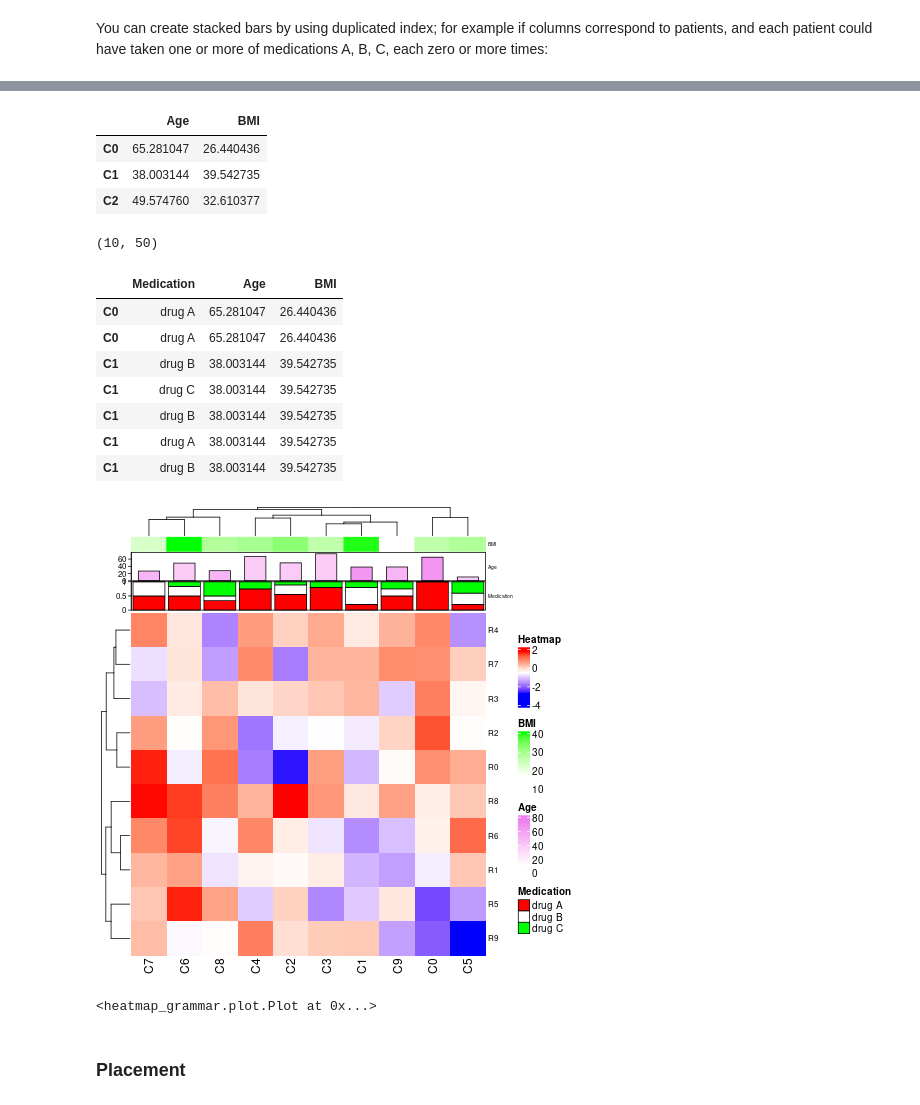
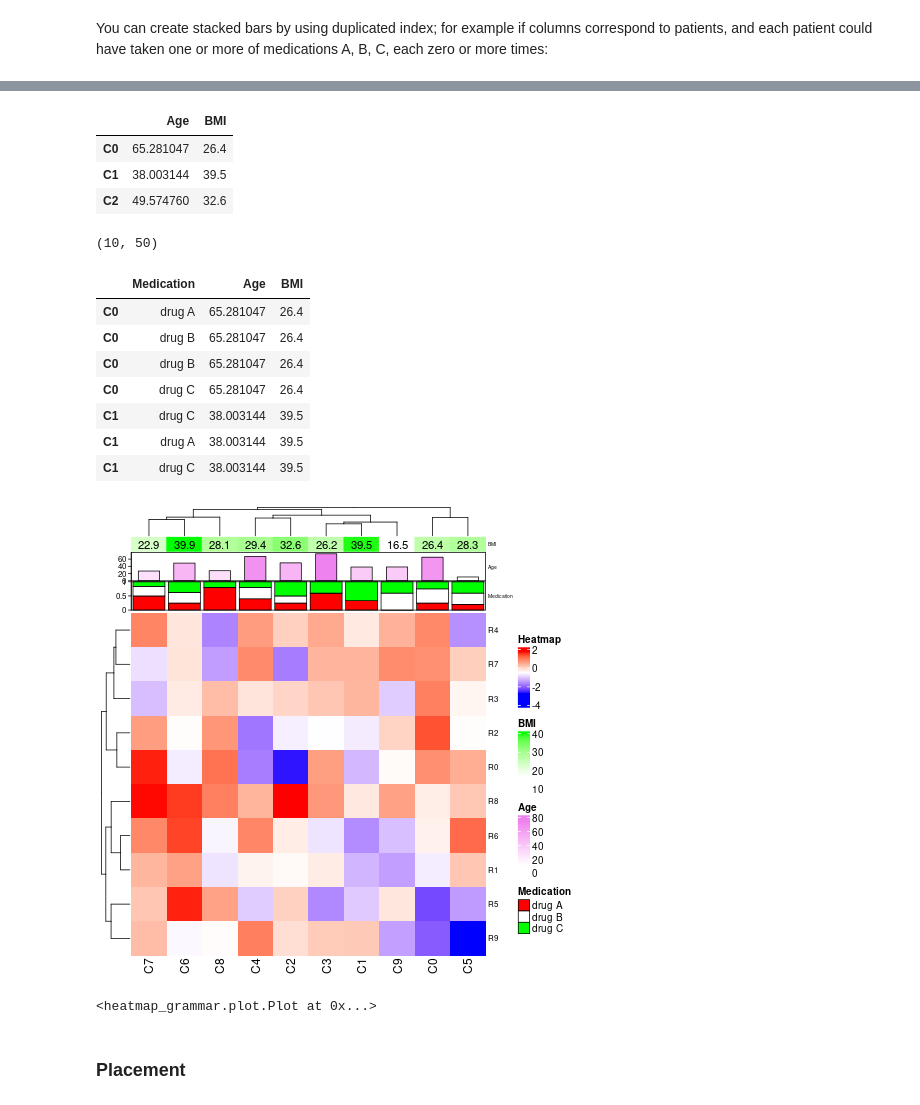
Before and after one commit to krassowski/rpy2-complex-heatmap-grammar, a Jupyter notebook: Examples.ipynb, the cells around one changed output, grey strips where cells are left out. Drawn from its saved outputs; the diff is of its cells as text; code cells hidden in the pictures.

Commit message:
Fix simple annotations when duplicated index is used

```diff
--- a/Examples.ipynb
+++ b/Examples.ipynb
@@ -445,16 +445,16 @@ medication_data.head(3)
 patient_data = pd.DataFrame(
     dict(
         Age=np.random.normal(loc=30, scale=20, size=10),
-        BMI=np.random.normal(loc=25, scale=10, size=10)
+        BMI=np.random.normal(loc=25, scale=10, size=10).round(1)
     ),
     index=matrix_data.columns
 )
 patient_data.head(3)
 # %% [output]
 |  | Age | BMI |
-| C0 | 65.281047 | 26.440436 |
-| C1 | 38.003144 | 39.542735 |
-| C2 | 49.574760 | 32.610377 |
+| C0 | 65.281047 | 26.4 |
+| C1 | 38.003144 | 39.5 |
+| C2 | 49.574760 | 32.6 |
 # %%
 len(patient_data), len(medication_data)
 # %% [output]
@@ -464,40 +464,40 @@ patient_metadata = medication_data.join(patient_data)
 patient_metadata.head(7)
 # %% [output]
 |  | Medication | Age | BMI |
-| C0 | drug A | 65.281047 | 26.440436 |
-| C0 | drug A | 65.281047 | 26.440436 |
-| C1 | drug B | 38.003144 | 39.542735 |
-| C1 | drug C | 38.003144 | 39.542735 |
-| C1 | drug B | 38.003144 | 39.542735 |
-| C1 | drug A | 38.003144 | 39.542735 |
-| C1 | drug B | 38.003144 | 39.542735 |
+| C0 | drug A | 65.281047 | 26.4 |
+| C0 | drug B | 65.281047 | 26.4 |
+| C0 | drug B | 65.281047 | 26.4 |
+| C0 | drug C | 65.281047 | 26.4 |
+| C1 | drug C | 38.003144 | 39.5 |
+| C1 | drug A | 38.003144 | 39.5 |
+| C1 | drug C | 38.003144 | 39.5 |
 # %%
 (
     Plot()
     + Heatmap(
         matrix_data,
         top_annotation=(
             ColumnAnnotation(data=patient_metadata)
-            + Annotation(geom='simple', mapping=aes(color='BMI'))
+            + Annotation(geom='simple', mapping=aes(color='BMI', label='BMI'))
             + scale_color_gradient(low='white', high='green')
             + Annotation(geom='barplot', mapping=aes(fill='Age'), stat='unique')
             + scale_fill_gradient(low='white', high='violet')
             + Annotation(
                 geom='barplot',
                 mapping=aes(value='Medication', fill='Medication'),
                 position='fill',
                 geom_arguments={'bar_width': 0.9}
             )
             + scale_fill_manual(values={
                 'drug A': 'red',
                 'drug B': 'white',
                 'drug C': 'green',
             })
         )
     )
 )
 # %% [output]
-[figure, old version]
+[figure, new version]
 <heatmap_grammar.plot.Plot at 0x...>
 # %% [markdown]
 ### Placement
```
Also changed, not shown: parts of 2 cells of this notebook, 1 other file.
